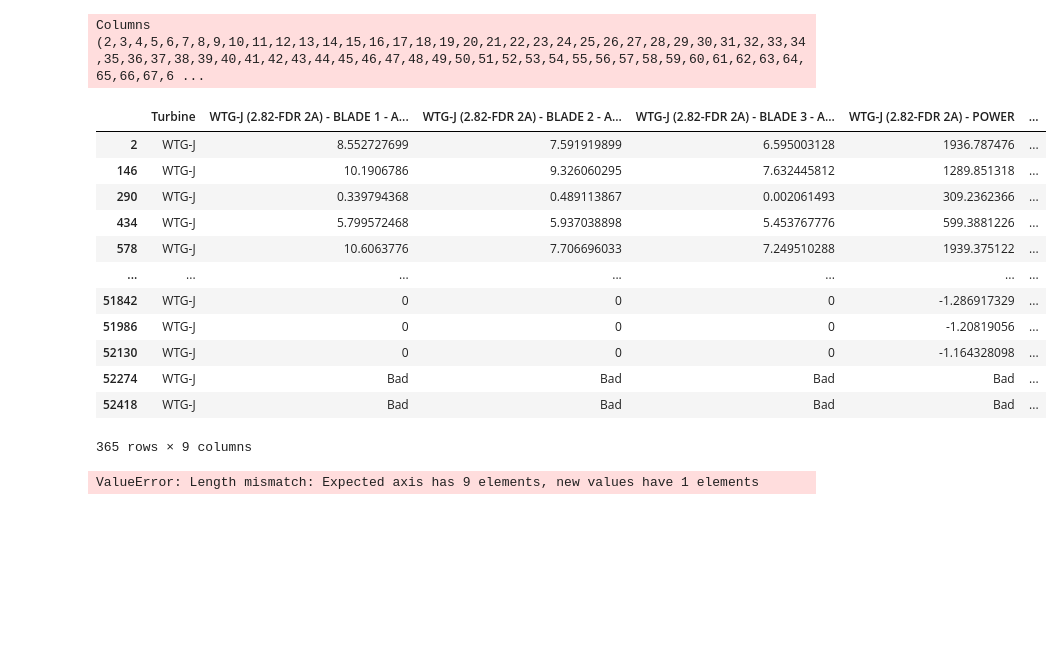
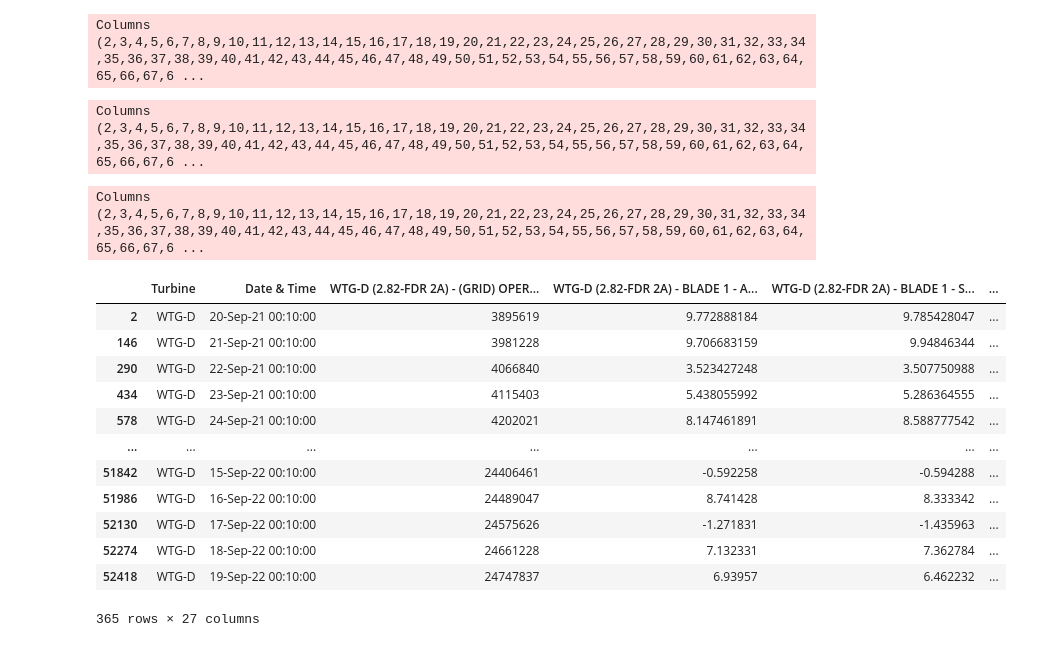
Before and after one commit to SuvanD0/Hack2022, a Jupyter notebook: dataproess.ipynb, the cells around one changed output. Cells and saved outputs as stored; diff of their text form; code cells hidden in the pictures; blank space fills up the shorter version.

```diff
--- a/dataproess.ipynb
+++ b/dataproess.ipynb
@@ -158,36 +180,38 @@ Columns (2,3,4,5,6,7,8,9,10,11,12,13,14,15,16,17,18,19,20,21,22,23,24,25,26,27,2
+# %%
+turbineA = pd.read_csv('WTG A.csv')
+turbineARow=turbineA.iloc[2:52562:144]
+turbineASample = turbineARow.iloc[:,[0,1,2,11,12,13,14,15,16,26,29,35,69,71,91,82,83,87,90,96,99,101,102,105,124,127,128]]
+turbineASampleML=turbineASample.dropna()
+turbineASampleML=turbineASampleML[turbineASampleML['WTG-A (2.82-FDR 2A) - BLADE 1 - ACTUAL VALUE'].str.contains('Bad')==False]
+turbineASampleML.to_csv('turbineAml.csv')
+# %% [output]
+Columns (2,3,4,5,6,7,8,9,10,11,12,13,14,15,16,17,18,19,20,21,22,23,24,25,26,27,28,29,30,31,32,33,34,35,36,37,38,39,40,41,42,43,44,45,46,47,48,49,50,51,52,53,54,55,56,57,58,59,60,61,62,63,64,65,66,67,6 ...
+# %%
+turbineB = pd.read_csv('WTG B.csv')
+turbineBRow=turbineB.iloc[2:52562:144]
+turbineBSample = turbineBRow.iloc[:,[0,1,2,11,12,13,14,15,16,26,29,35,69,71,91,82,83,87,90,96,99,101,102,105,124,127,128]]
+turbineBSampleML=turbineBSample.dropna()
+turbineBSampleML=turbineBSampleML[turbineBSampleML['WTG-B (2.82-FDR 2A) - BLADE 1 - ACTUAL VALUE'].str.contains('Bad')==False]
+turbineBSampleML.to_csv('turbineBml.csv')
+# %% [output]
+Columns (2,3,4,5,6,7,8,9,10,11,12,13,14,15,16,17,18,19,20,21,22,23,24,25,26,27,28,29,30,31,32,33,34,35,36,37,38,39,40,41,42,43,44,45,46,47,48,49,50,51,52,53,54,55,56,57,58,59,60,61,62,63,64,65,66,67,6 ...
 # %%
-turbineJ = pd.read_csv('WTG J.csv')
-turbineJRow=turbineJ.iloc[2:52562:144]
-turbineJSample = turbineJRow.iloc[:,[0,11,13,15,69,83,90,96,127]]
-turbineJSample
+turbineD = pd.read_csv('WTG D.csv')
+turbineDRow=turbineD.iloc[2:52562:144]
+turbineDSample = turbineDRow.iloc[:,[0,1,2,11,12,13,14,15,16,26,29,35,69,71,91,82,83,87,90,96,99,101,102,105,124,127,128]]
+turbineDSample
 # %% [output]
 Columns (2,3,4,5,6,7,8,9,10,11,12,13,14,15,16,17,18,19,20,21,22,23,24,25,26,27,28,29,30,31,32,33,34,35,36,37,38,39,40,41,42,43,44,45,46,47,48,49,50,51,52,53,54,55,56,57,58,59,60,61,62,63,64,65,66,67,6 ...
-|  | Turbine | WTG-J (2.82-FDR 2A) - BLADE 1 - A... | WTG-J (2.82-FDR 2A) - BLADE 2 - A... | WTG-J (2.82-FDR 2A) - BLADE 3 - A... | WTG-J (2.82-FDR 2A) - POWER | ... |
-| 2 | WTG-J | 8.552727699 | 7.591919899 | 6.595003128 | 1936.787476 | ... |
-| 146 | WTG-J | 10.1906786 | 9.326060295 | 7.632445812 | 1289.851318 | ... |
-| 290 | WTG-J | 0.339794368 | 0.489113867 | 0.002061493 | 309.2362366 | ... |
-| 434 | WTG-J | 5.799572468 | 5.937038898 | 5.453767776 | 599.3881226 | ... |
-| 578 | WTG-J | 10.6063776 | 7.706696033 | 7.249510288 | 1939.375122 | ... |
+|  | Turbine | Date & Time | WTG-D (2.82-FDR 2A) - (GRID) OPER... | WTG-D (2.82-FDR 2A) - BLADE 1 - A... | WTG-D (2.82-FDR 2A) - BLADE 1 - S... | ... |
+| 2 | WTG-D | 20-Sep-21 00:10:00 | 3895619 | 9.772888184 | 9.785428047 | ... |
+| 146 | WTG-D | 21-Sep-21 00:10:00 | 3981228 | 9.706683159 | 9.94846344 | ... |
+| 290 | WTG-D | 22-Sep-21 00:10:00 | 4066840 | 3.523427248 | 3.507750988 | ... |
+| 434 | WTG-D | 23-Sep-21 00:10:00 | 4115403 | 5.438055992 | 5.286364555 | ... |
+| 578 | WTG-D | 24-Sep-21 00:10:00 | 4202021 | 8.147461891 | 8.588777542 | ... |
 | ... | ... | ... | ... | ... | ... | ... |
-| 51842 | WTG-J | 0 | 0 | 0 | -1.286917329 | ... |
-| 51986 | WTG-J | 0 | 0 | 0 | -1.20819056 | ... |
-| 52130 | WTG-J | 0 | 0 | 0 | -1.164328098 | ... |
-| 52274 | WTG-J | Bad | Bad | Bad | Bad | ... |
-| 52418 | WTG-J | Bad | Bad | Bad | Bad | ... |
+| 51842 | WTG-D | 15-Sep-22 00:10:00 | 24406461 | -0.592258 | -0.594288 | ... |
+| 51986 | WTG-D | 16-Sep-22 00:10:00 | 24489047 | 8.741428 | 8.333342 | ... |
+| 52130 | WTG-D | 17-Sep-22 00:10:00 | 24575626 | -1.271831 | -1.435963 | ... |
+| 52274 | WTG-D | 18-Sep-22 00:10:00 | 24661228 | 7.132331 | 7.362784 | ... |
+| 52418 | WTG-D | 19-Sep-22 00:10:00 | 24747837 | 6.93957 | 6.462232 | ... |
-365 rows × 9 columns
+365 rows × 27 columns
-# %%
-turbineCSample=turbineCSample[turbineCSample['WTG-C (2.82-FDR 2A) - BLADE 1 - ACTUAL VALUE'].str.contains('Bad')==False]
-turbineCSample.dropna()
-turbineESample=turbineESample[turbineESample['WTG-E (2.82-FDR 2A) - BLADE 1 - ACTUAL VALUE'].str.contains('Bad')==False]
-turbineESample.dropna()
-turbineFSample=turbineFSample[turbineFSample['WTG-F (2.82-FDR 2A) - BLADE 1 - ACTUAL VALUE'].str.contains('Bad')==False]
-turbineFSample.dropna()
-turbineGSample=turbineGSample[turbineGSample['WTG-G (2.82-FDR 2A) - BLADE 1 - ACTUAL VALUE'].str.contains('Bad')==False]
-turbineGSample.dropna()
-turbineJSample=turbineJSample[turbineJSample['WTG-J (2.82-FDR 2A) - BLADE 1 - ACTUAL VALUE'].str.contains('Bad')==False]
-turbineJSample.dropna()
-
-turbineCSample=turbineCSample.set_axis(['turbine'],axis=1,copy=False)
-turbineCSample
-# %% [output]
-ValueError: Length mismatch: Expected axis has 9 elements, new values have 1 elements
```
Also changed, not shown: parts of 13 cells of this notebook, 16 other files.
